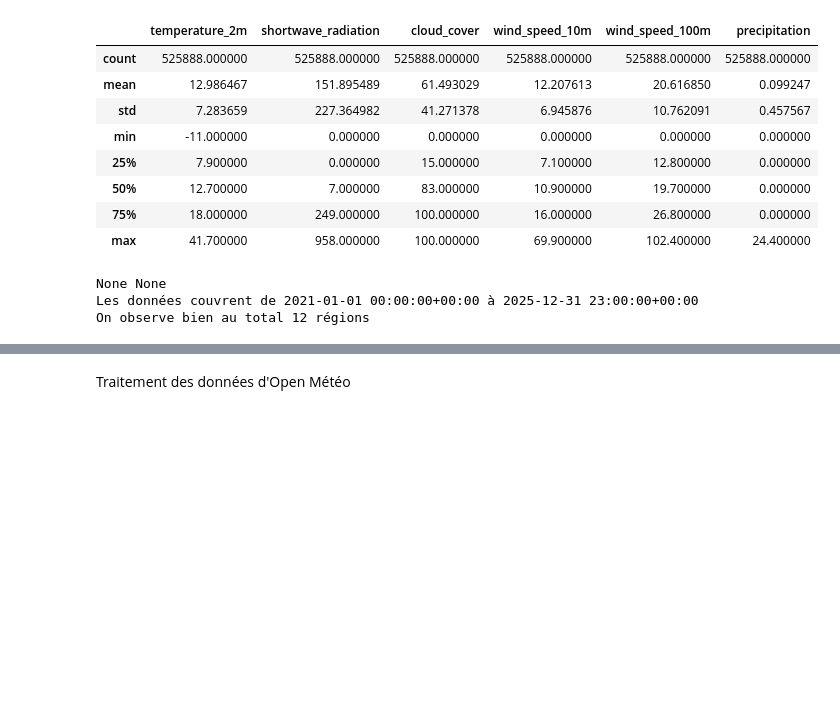
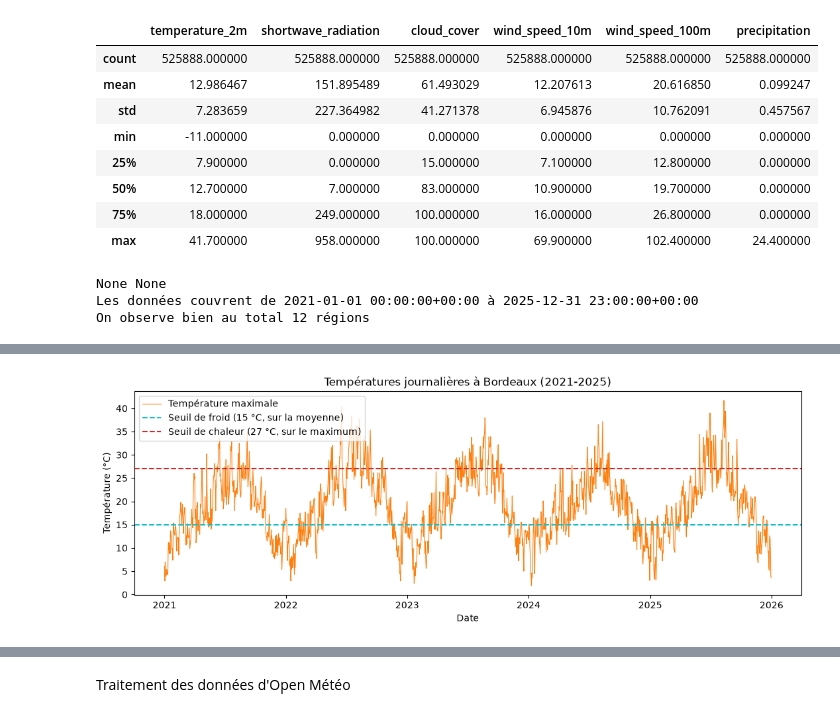
Before and after one commit to Cherif-git-code/Projet-Python-2026-2027, a Jupyter notebook: Rendu_final.ipynb, the cells around one changed output, grey strips where cells are left out. Saved outputs shown, nothing was run; the diff lists cells and outputs as text; code cells hidden in the pictures; blank space fills up the shorter version.

```diff
--- a/Rendu_final.ipynb
+++ b/Rendu_final.ipynb
@@ -78,0 +116,18 @@ ImportError: cannot import name 'cumul_mensuel' from 'src.meteo' (/home/onyxia/P
+# %%
+import importlib
+importlib.reload(src.meteo)
+from src.meteo import temperature_max_jour, SEUIL_FROID, SEUIL_CHAUD
+
+ville = "bordeaux"
+tmax = temperature_max_jour(meteo, ville)
+
+fig, ax = plt.subplots(figsize=(13, 4))
+ax.plot(tmax.index, tmax.values, linewidth=0.8, color="tab:orange", label="Température maximale")
+ax.axhline(SEUIL_FROID, color="tab:cyan", linestyle="--", label=f"Seuil de froid ({SEUIL_FROID} °C, sur la moyenne)")
+ax.axhline(SEUIL_CHAUD, color="tab:red", linestyle="--", label=f"Seuil de chaleur ({SEUIL_CHAUD} °C, sur le maximum)")
+ax.set_title(f"Températures journalières à {ville.capitalize()} (2021-2025)")
+ax.set_xlabel("Date"); ax.set_ylabel("Température (°C)")
+ax.legend(loc="upper left")
+plt.show()
+# %% [output]
+[figure, added]
```
Also changed, not shown: parts of 6 cells of this notebook, 1 other file.
